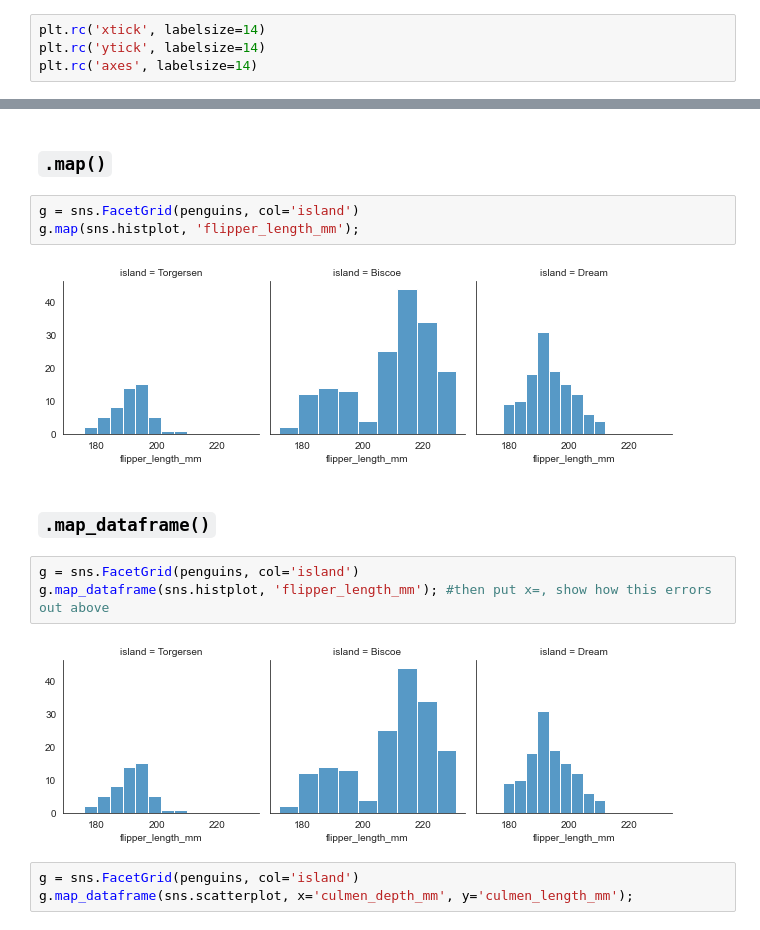
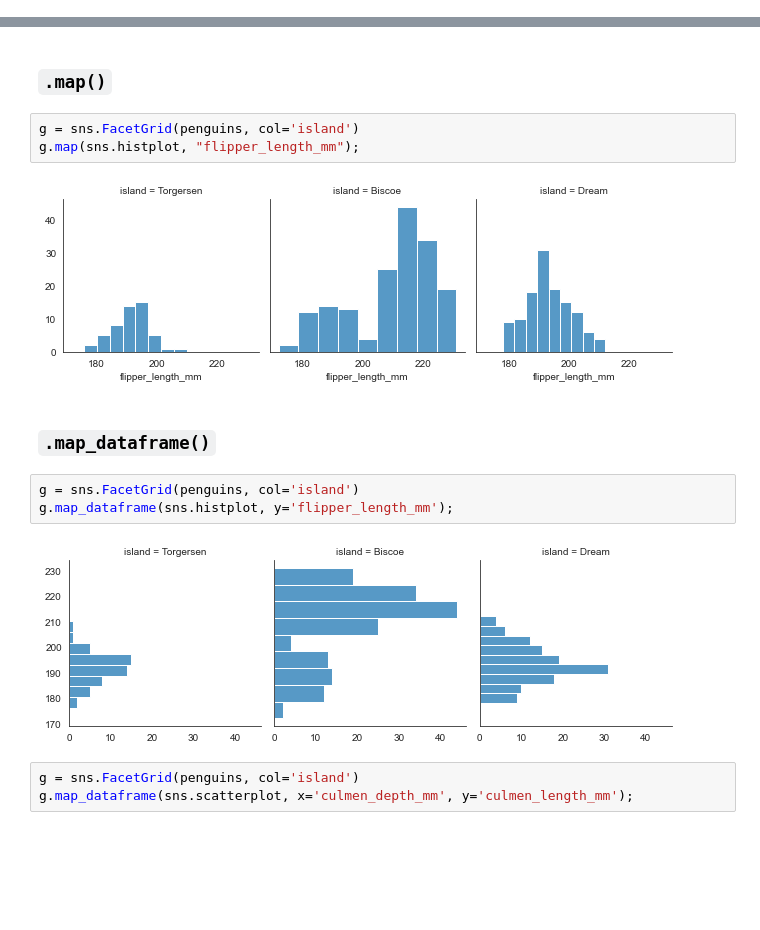
Before and after one commit to kimfetti/Videos, a Jupyter notebook: Seaborn/16_FacetGrid.ipynb, the cells around one changed output, grey strips where cells are left out. Saved outputs shown, nothing was run; the diff lists cells and outputs as text; blank space fills up the shorter version.

```diff
--- a/Seaborn/16_FacetGrid.ipynb
+++ b/Seaborn/16_FacetGrid.ipynb
@@ -36,4 +25,0 @@ plt.savefig('15histplot_histogram_example.png', dpi=200);
-# %%
-plt.rc('xtick', labelsize=14)
-plt.rc('ytick', labelsize=14)
-plt.rc('axes', labelsize=14)
@@ -72,16 +71,16 @@ g = sns.FacetGrid(penguins, row='island');  #col='island' first
 ### `.map()`
 # %%
 g = sns.FacetGrid(penguins, col='island')
-g.map(sns.histplot, 'flipper_length_mm');
+g.map(sns.histplot, "flipper_length_mm");
 # %% [output]
 [figure]
 # %% [markdown]
 ### `.map_dataframe()`
 # %%
 g = sns.FacetGrid(penguins, col='island')
-g.map_dataframe(sns.histplot, 'flipper_length_mm'); #then put x=, show how this errors out above
+g.map_dataframe(sns.histplot, y='flipper_length_mm');
 # %% [output]
-[figure, old version]
+[figure, new version]
 # %%
 g = sns.FacetGrid(penguins, col='island')
 g.map_dataframe(sns.scatterplot, x='culmen_depth_mm', y='culmen_length_mm');
```
Also changed, not shown: parts of 15 cells of this notebook.
